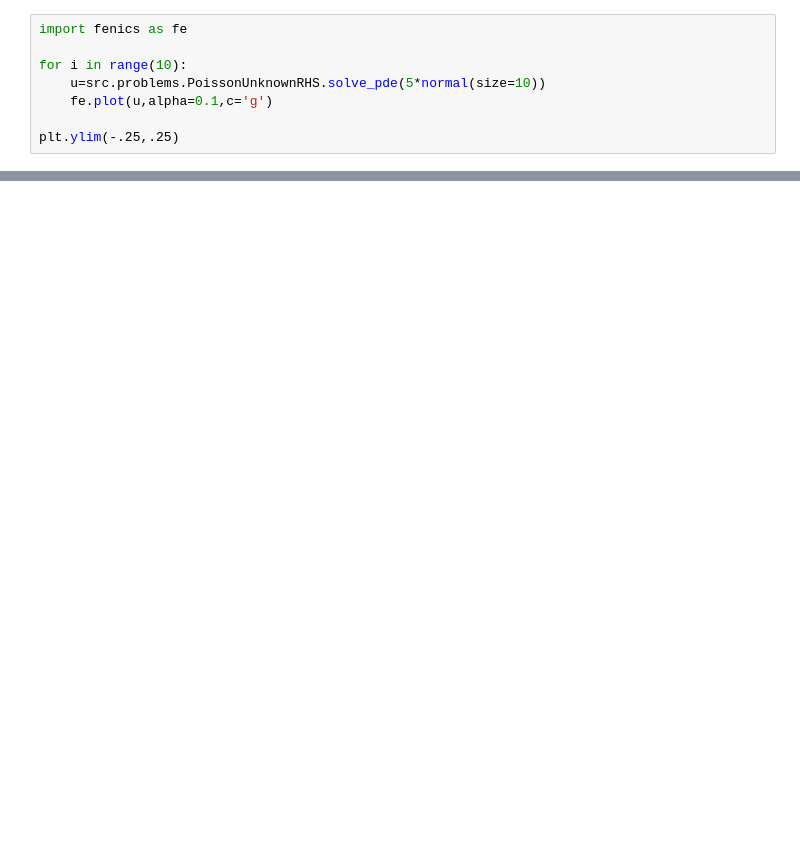
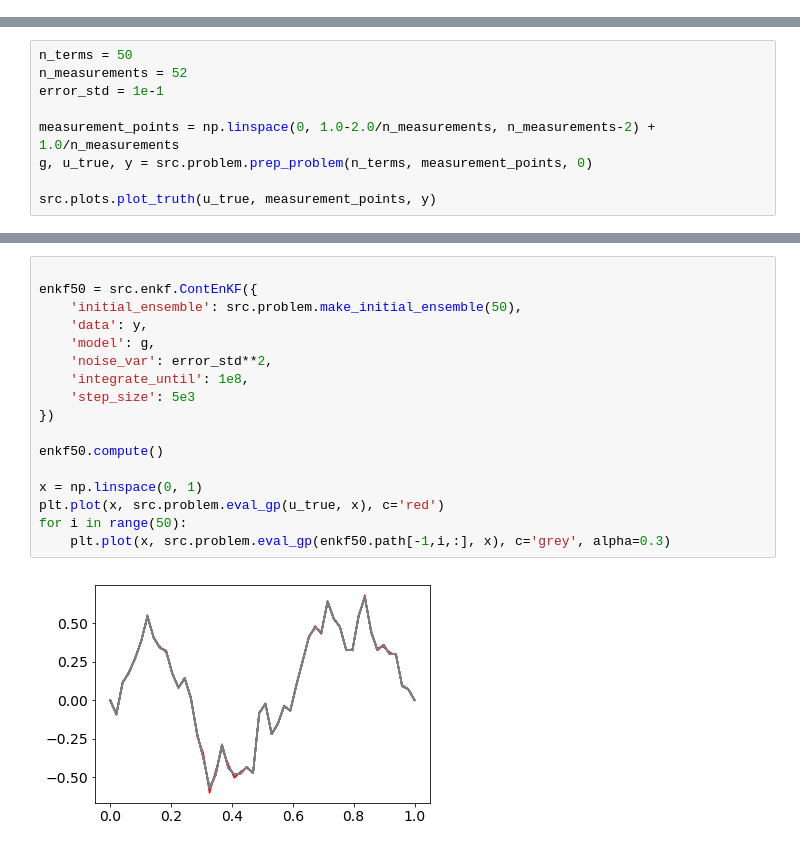
Before and after one commit to JIMMY-KSU/seminar_enkf_analysis, a Jupyter notebook: enkf.ipynb, the cells around one changed output, grey strips where cells are left out. Drawn from its saved outputs; the diff is of its cells as text; blank space fills up the shorter version.

```diff
--- a/enkf.ipynb
+++ b/enkf.ipynb
@@ -25,8 +18,0 @@ plt.plot(x, src.problems.PoissonUnknownRHS.eval(real_param, x), '--r', label='Re
-# %%
-import fenics as fe
-
-for i in range(10):
-    u=src.problems.PoissonUnknownRHS.solve_pde(5*normal(size=10))
-    fe.plot(u,alpha=0.1,c='g')
-
-plt.ylim(-.25,.25)
@@ -85,0 +25,9 @@ enkf.plot_value_convergence(real_param)
+# %%
+n_terms = 50
+n_measurements = 52
+error_std = 1e-1
+
+measurement_points = np.linspace(0, 1.0-2.0/n_measurements, n_measurements-2) + 1.0/n_measurements
+g, u_true, y = src.problem.prep_problem(n_terms, measurement_points, 0)
+
+src.plots.plot_truth(u_true, measurement_points, y)
@@ -85,0 +94,19 @@ enkf.plot_value_convergence(real_param)
+# %%
+
+enkf50 = src.enkf.ContEnKF({
+    'initial_ensemble': src.problem.make_initial_ensemble(50),
+    'data': y,
+    'model': g,
+    'noise_var': error_std**2,
+    'integrate_until': 1e8,
+    'step_size': 5e3
+})
+
+enkf50.compute()
+
+x = np.linspace(0, 1)
+plt.plot(x, src.problem.eval_gp(u_true, x), c='red')
+for i in range(50):
+    plt.plot(x, src.problem.eval_gp(enkf50.path[-1,i,:], x), c='grey', alpha=0.3)
+# %% [output]
+[figure, added]
```
Also changed, not shown: parts of 18 cells of this notebook, 10 other files.
